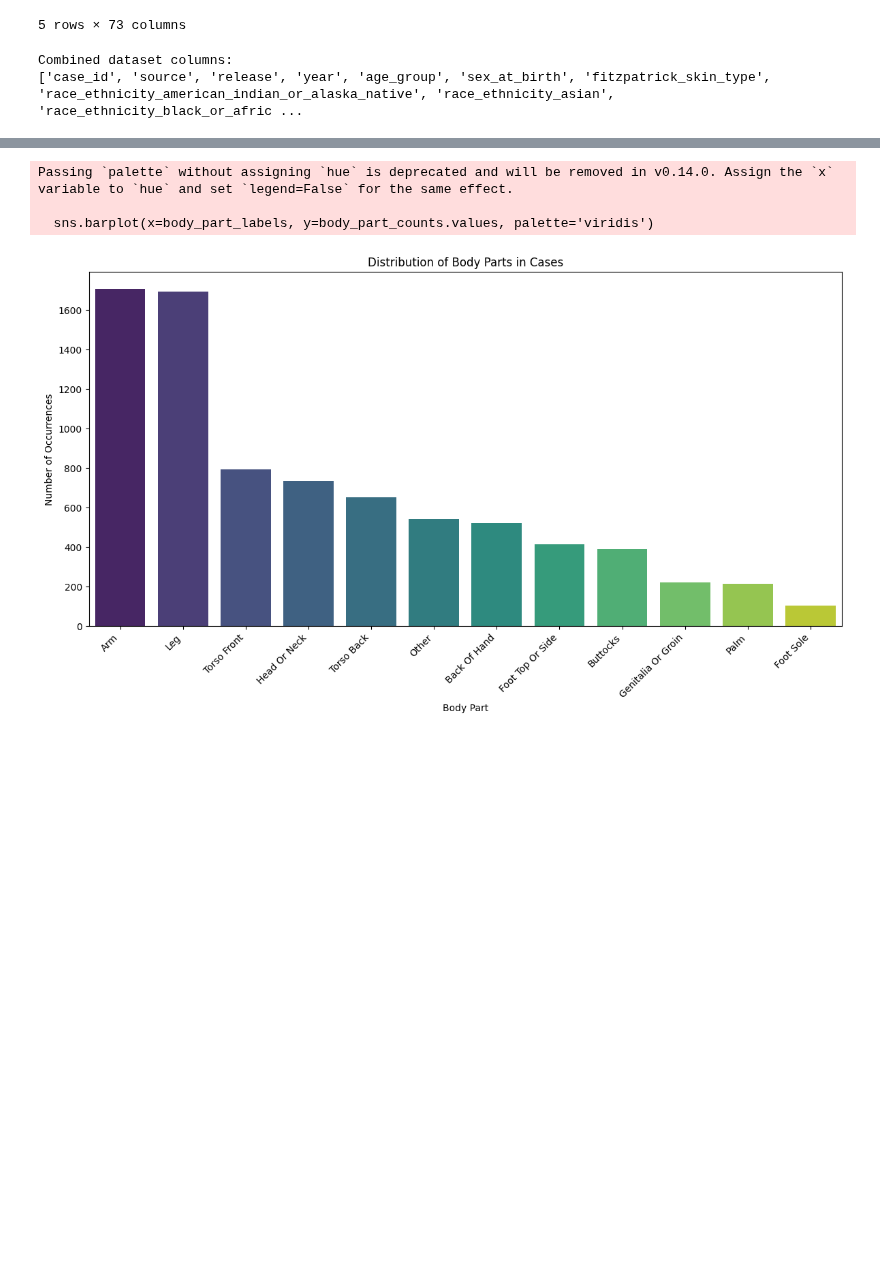
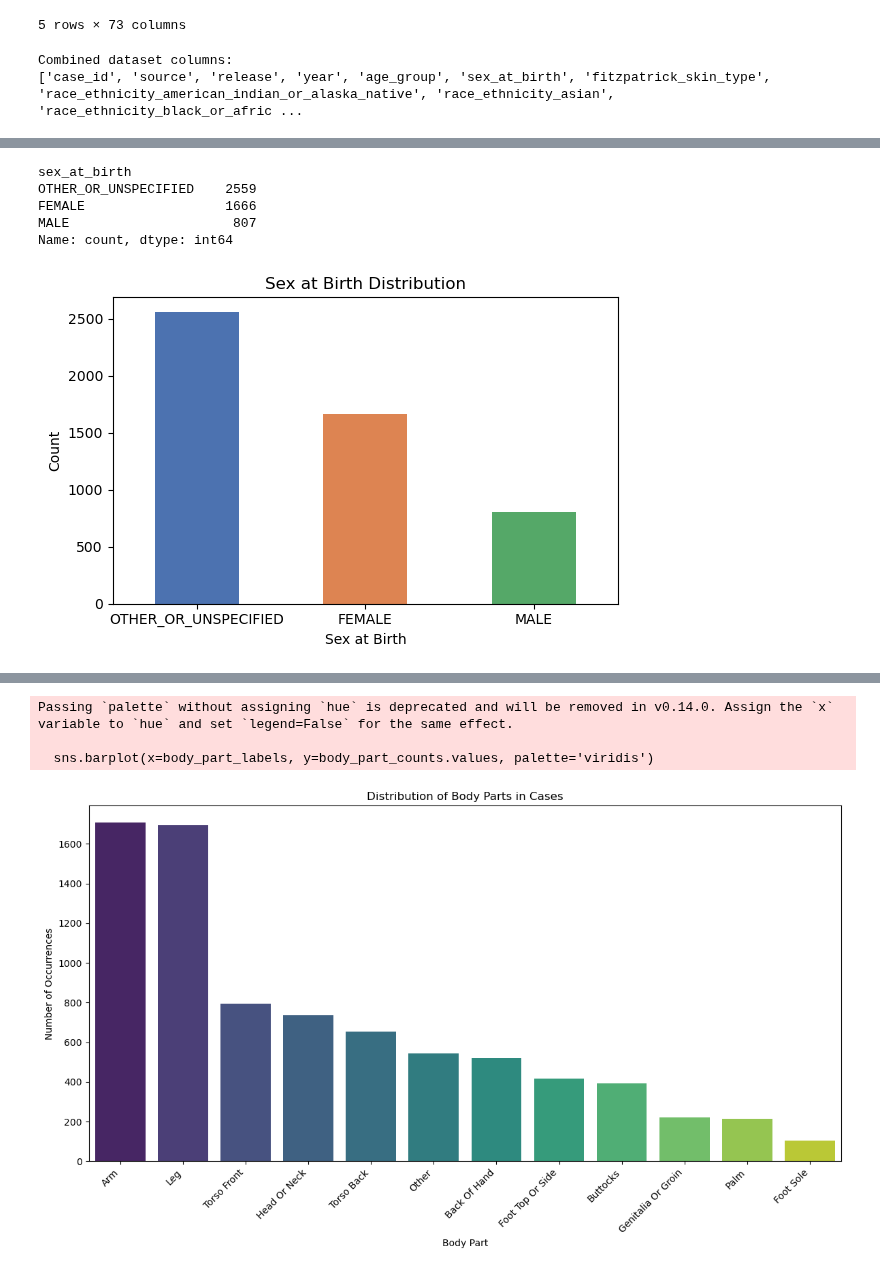
Before and after one commit to wildg/Scin-Data-Modeling, a Jupyter notebook: EDA.ipynb, the cells around one changed output, grey strips where cells are left out. Drawn from its saved outputs; the diff is of its cells as text; code cells hidden in the pictures; blank space fills up the shorter version.

```diff
--- a/EDA.ipynb
+++ b/EDA.ipynb
@@ -170,0 +195,20 @@ Index(['case_id', 'source', 'release', 'year', 'age_group', 'sex_at_birth',
+# %%
+# Sex at birth distribution
+sex_counts = df['sex_at_birth'].value_counts()
+print(sex_counts)
+
+fig, ax = plt.subplots(figsize=(6, 4))
+sex_counts.plot(kind='bar', color=['#4C72B0', '#DD8452', '#55A868'], ax=ax)
+ax.set_title('Sex at Birth Distribution')
+ax.set_xlabel('Sex at Birth')
+ax.set_ylabel('Count')
+plt.xticks(rotation=0)
+plt.tight_layout()
+plt.show()
+# %% [output]
+sex_at_birth
+OTHER_OR_UNSPECIFIED    2559
+FEMALE                  1666
+MALE                     807
+Name: count, dtype: int64
+[figure, added]
```
Also changed, not shown: parts of 50 cells of this notebook, 1 other file.
